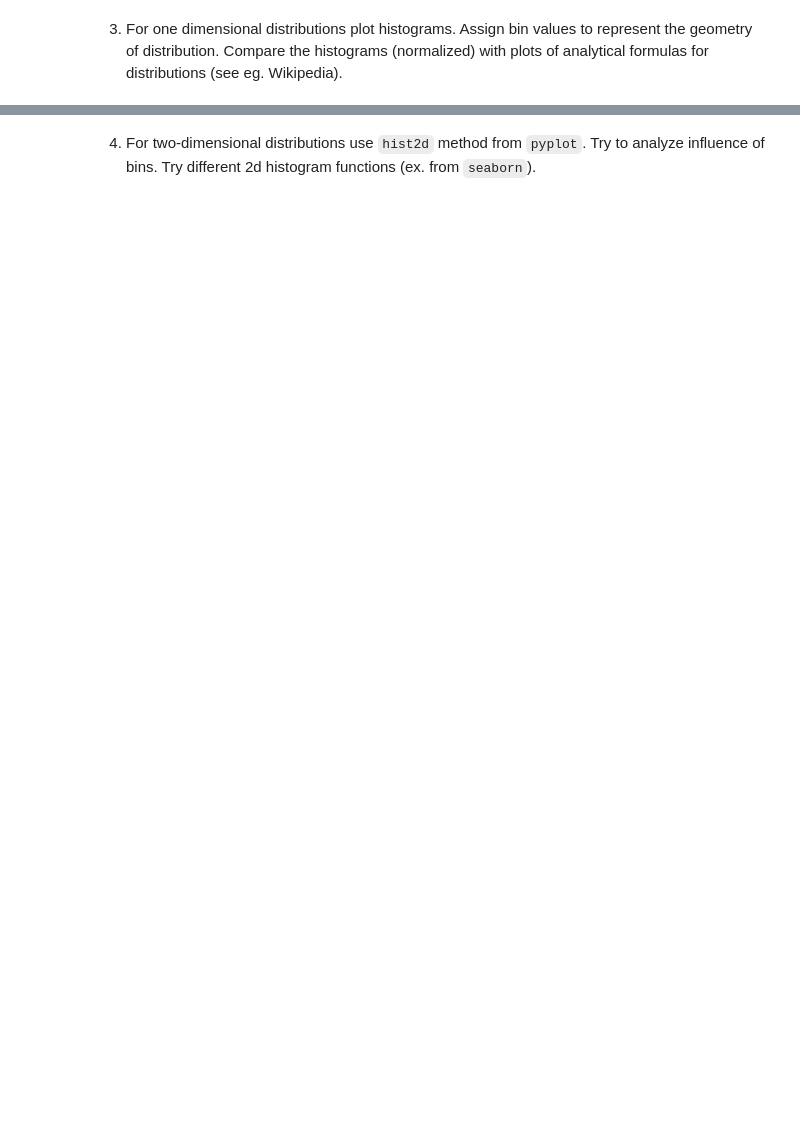
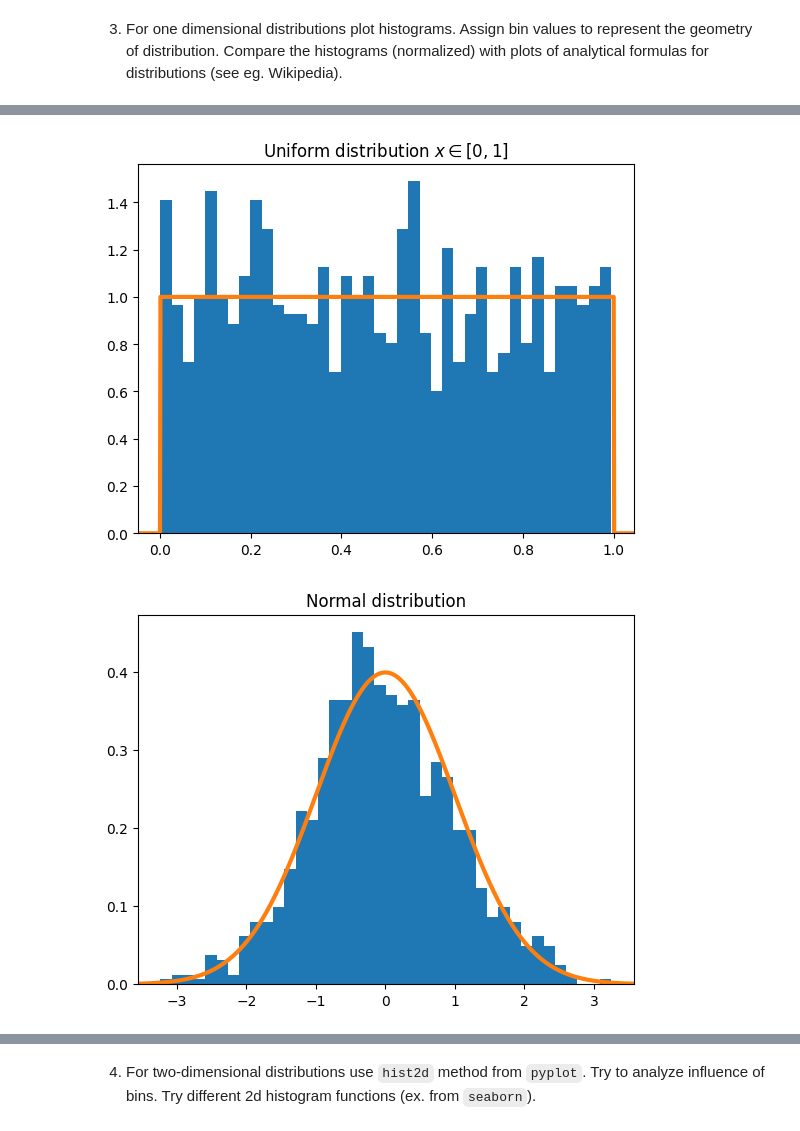
Before and after one commit to Kri5t0fK/AiR_ISZ_DA, a Jupyter notebook: Lab1/DA_lab1.ipynb, the cells around one changed output, grey strips where cells are left out. Drawn from its saved outputs; the diff is of its cells as text; code cells hidden in the pictures; blank space fills up the shorter version.

```diff
--- a/Lab1/DA_lab1.ipynb
+++ b/Lab1/DA_lab1.ipynb
@@ -45,14 +39,15 @@ print(normal2D_distribution_mu0_cov1)
 # %% [markdown]
 3. For one dimensional distributions plot histograms. Assign bin values to represent the geometry of distribution. Compare the histograms (normalized) with plots of analytical formulas for distributions (see eg. Wikipedia).
 # %%
-def plotter_hist1D(data: np.ndarray, analytical_f, bins: int=10, title: str=""):
+def plotter_hist1D(data: np.ndarray, analytical_data, bins: int=40, title: str=""):
     # prepare analytical data
     min = np.min(data)
     max = np.max(data)
-    x_anal = np.linspace(min, max, 100)
-    analytical_data = analytical_f(x_anal)
     # plot
-    plt.hist(x=data, bins=bins, density=True)
-    plt.plot(x_anal, analytical_data)
-    plt.title(title)
+    fig, ax = plt.subplots()
+    ax.hist(x=data, bins=bins, density=True)
+    aux_xlim = ax.get_xlim()
+    ax.plot(analytical_data[0], analytical_data[1], linewidth=3)
+    ax.set_xlim(aux_xlim)
+    ax.set_title(title)
     plt.show()
@@ -83,0 +54,21 @@ plotter_hist1D(beta_distribution_a3_b9, beta_distribution_a3_b9_anal, bins=10, t
+# %%
+analytical_x = np.arange(-40, 40, 0.001)
+
+analytical_y = {}
+analytical_y['uniform_0_1']      = stats.uniform.pdf(analytical_x)
+analytical_y['normal_mu0_sig1']  = stats.norm.pdf(analytical_x, 0.0, 1.0)
+analytical_y['normal_mu0_sig10'] = stats.norm.pdf(analytical_x, 0.0, 10.0)
+analytical_y['beta_a1_b1']       = stats.beta.pdf(analytical_x, 1.0, 1.0)
+analytical_y['beta_a2_b2']       = stats.beta.pdf(analytical_x, 2.0, 2.0)
+analytical_y['beta_a3_b9']       = stats.beta.pdf(analytical_x, 3.0, 9.0)
+# %%
+aux_bins = 40
+plotter_hist1D(distributions['uniform_0_1'], (analytical_x, analytical_y['uniform_0_1']), bins=aux_bins, title="Uniform distribution $x\in [0,1]$")
+plotter_hist1D(distributions['normal_mu0_sig1'], (analytical_x, analytical_y['normal_mu0_sig1']), bins=aux_bins, title='Normal distribution')
+plotter_hist1D(distributions['normal_mu0_sig10'], (analytical_x, analytical_y['normal_mu0_sig10']), bins=aux_bins, title='Normal distribution')
+plotter_hist1D(distributions['beta_a1_b1'], (analytical_x, analytical_y['beta_a1_b1']), bins=aux_bins, title='Beta distribution')
+plotter_hist1D(distributions['beta_a2_b2'], (analytical_x, analytical_y['beta_a2_b2']), bins=aux_bins, title='Beta distribution')
+plotter_hist1D(distributions['beta_a3_b9'], (analytical_x, analytical_y['beta_a3_b9']), bins=aux_bins, title='Beta distribution')
+# %% [output]
+[figure, added]
+[figure, added]
```
Also changed, not shown: parts of 10 cells of this notebook.
